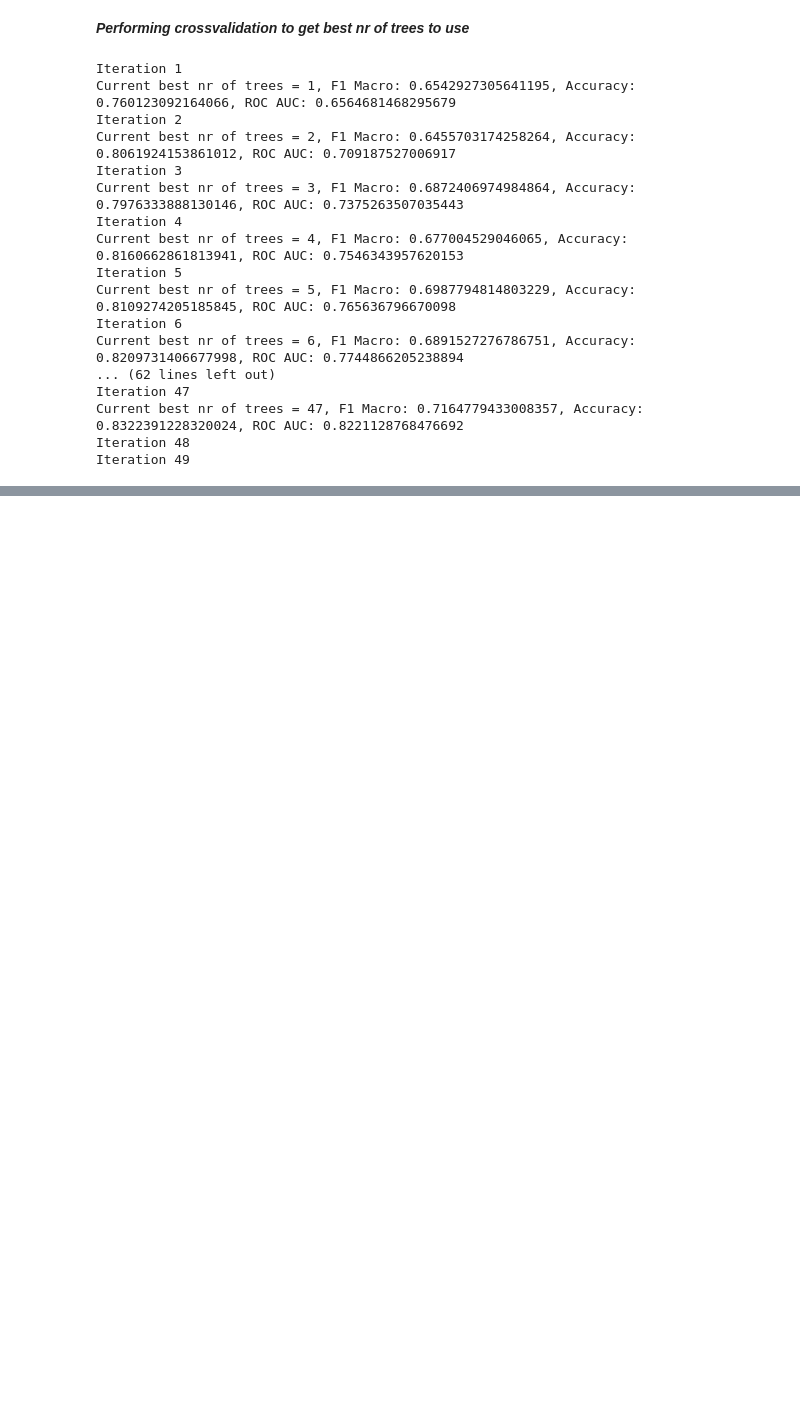
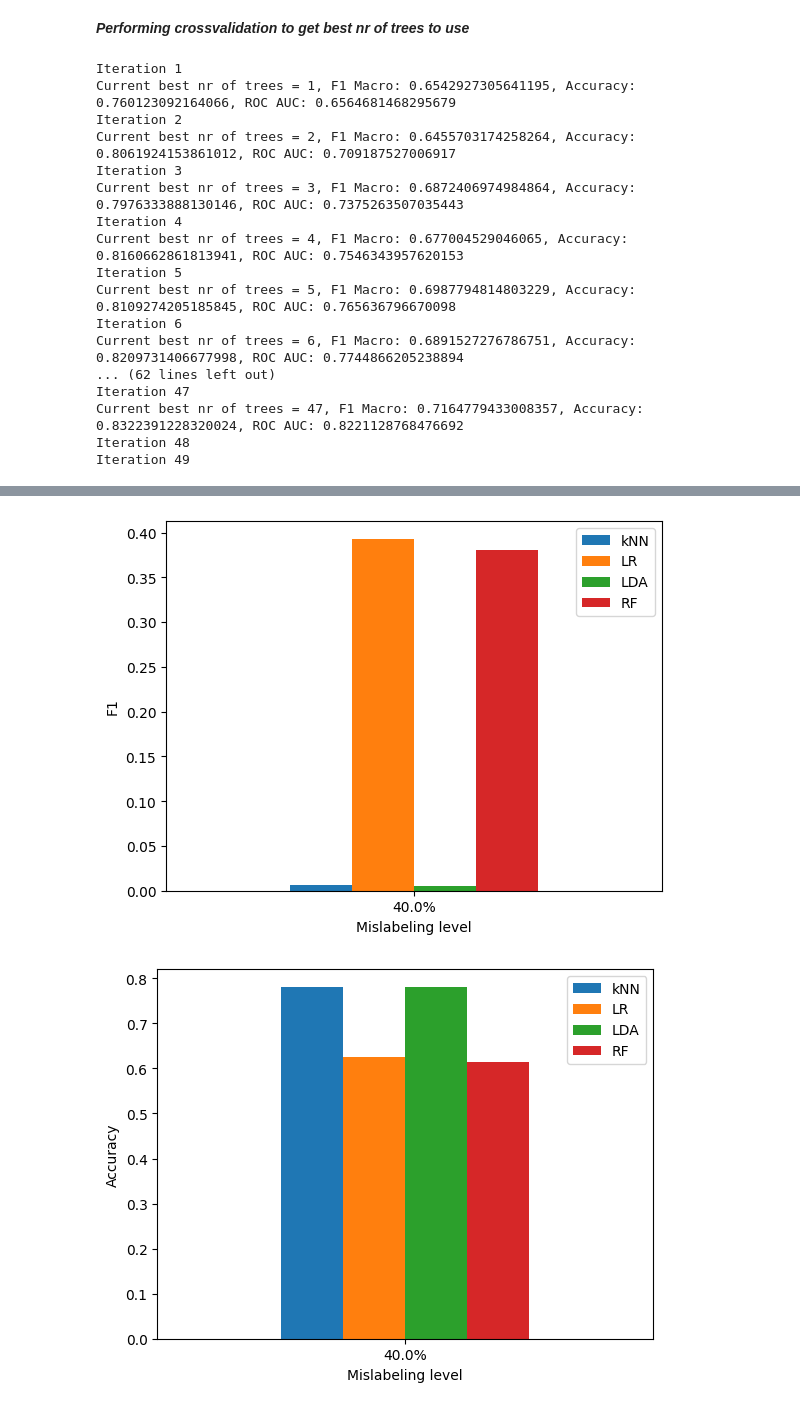
Before and after one commit to maximiliann97/Big-data-MVE441, a Jupyter notebook: Notebook_without_2d-plots.ipynb, the cells around one changed output, grey strips where cells are left out. Drawn from its saved outputs; the diff is of its cells as text; code cells hidden in the pictures; blank space fills up the shorter version.

```diff
--- a/Notebook_without_2d-plots.ipynb
+++ b/Notebook_without_2d-plots.ipynb
@@ -600,0 +504,25 @@ for score_name, values in zip(score_names, all_values2):
+# %%
+level = 0.4
+level2 = 0.2
+knn2_f1 = []
+knn2_acc = []
+knn2_roc = []
+
+for i in range(iterations):
+    train_features_pca, test_features_pca, train_labels, test_labels = split_mislabel_2(raw_data, labels, level, level2)
+
+    # Train a K-nearest neighbor classifier on the projected data for the three different levels
+    knn = KNeighborsClassifier(n_neighbors=best_k).fit(train_features_pca, train_labels)
+
+    # predict the class labels for the test set
+    y_pred = knn.predict(test_features_pca)
+
+    # compute the evaluation metrics and append to the respective list
+    knn2_f1.append(f1_score(test_labels, y_pred))
+    knn2_acc.append(accuracy_score(test_labels, y_pred))
+    knn2_roc.append(roc_auc_score(test_labels, y_pred))
+
+
+knn2_f1_mean = np.mean(knn2_f1)
+knn2_acc_mean = np.mean(knn2_acc)
+knn2_roc_mean = np.mean(knn2_roc)
@@ -600,0 +595,12 @@ for score_name, values in zip(score_names, all_values2):
+# %%
+score_names = ['F1', 'Accuracy', 'ROC AUC']
+F1_values2 = [knn2_f1_mean, logreg2_f1, LDA2_f1, RF2_f1]
+acc_values2 = [knn2_acc_mean, logreg2_accuracy, LDA2_accuracy, RF2_accuracy]
+roc_values2 = [knn2_roc_mean, logreg2_roc_auc, LDA2_roc_auc, RF2_roc_auc]
+all_values2 = [F1_values2, acc_values2, roc_values2]
+for score_name, values in zip(score_names, all_values2):
+    barplot(score_name, level, values)
+    plt.show()
+# %% [output]
+[figure, added]
+[figure, added]
```
Also changed, not shown: parts of 31 cells of this notebook.
